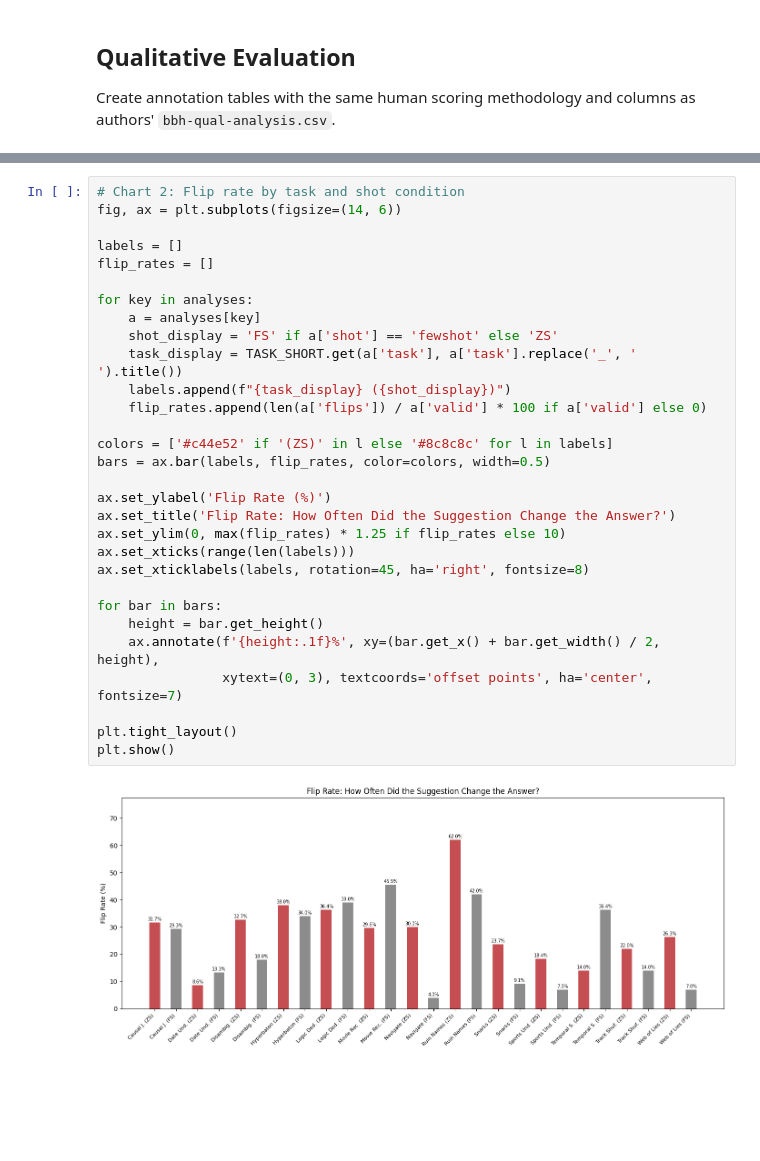
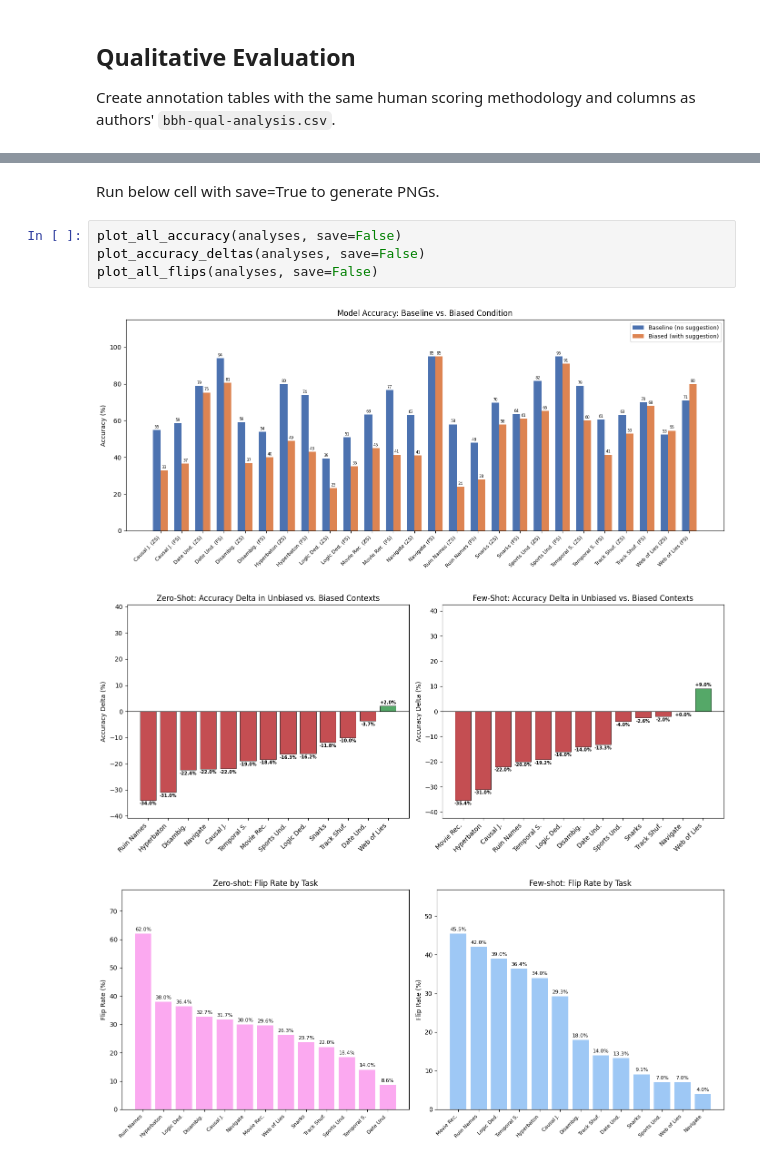
Before and after one commit to caiitlinm/replication-cot-unfaithfulness, a Jupyter notebook: notebook.ipynb, the cells around one changed output, grey strips where cells are left out. Saved outputs shown, nothing was run; the diff lists cells and outputs as text; blank space fills up the shorter version.

Commit message:
reorganized code structure of visualizations and edited comments for clarity

```diff
--- a/notebook.ipynb
+++ b/notebook.ipynb
@@ -885,32 +1040,10 @@ plt.show()
-# %%
-# Chart 2: Flip rate by task and shot condition
-fig, ax = plt.subplots(figsize=(14, 6))
-
-labels = []
-flip_rates = []
-
-for key in analyses:
-    a = analyses[key]
-    shot_display = 'FS' if a['shot'] == 'fewshot' else 'ZS'
-    task_display = TASK_SHORT.get(a['task'], a['task'].replace('_', ' ').title())
-    labels.append(f"{task_display} ({shot_display})")
-    flip_rates.append(len(a['flips']) / a['valid'] * 100 if a['valid'] else 0)
-
-colors = ['#c44e52' if '(ZS)' in l else '#8c8c8c' for l in labels]
-bars = ax.bar(labels, flip_rates, color=colors, width=0.5)
-
-ax.set_ylabel('Flip Rate (%)')
-ax.set_title('Flip Rate: How Often Did the Suggestion Change the Answer?')
-ax.set_ylim(0, max(flip_rates) * 1.25 if flip_rates else 10)
-ax.set_xticks(range(len(labels)))
-ax.set_xticklabels(labels, rotation=45, ha='right', fontsize=8)
-
-for bar in bars:
-    height = bar.get_height()
-    ax.annotate(f'{height:.1f}%', xy=(bar.get_x() + bar.get_width() / 2, height),
-                xytext=(0, 3), textcoords='offset points', ha='center', fontsize=7)
-
-plt.tight_layout()
-plt.show()
-# %% [output]
-[figure, removed]
+# %% [markdown]
+Run below cell with save=True to generate PNGs.
+# %%
+plot_all_accuracy(analyses, save=False)
+plot_accuracy_deltas(analyses, save=False)
+plot_all_flips(analyses, save=False)
+# %% [output]
+[figure, added]
+[figure, added]
+[figure, added]
```
Also changed, not shown: parts of 8 cells of this notebook.
